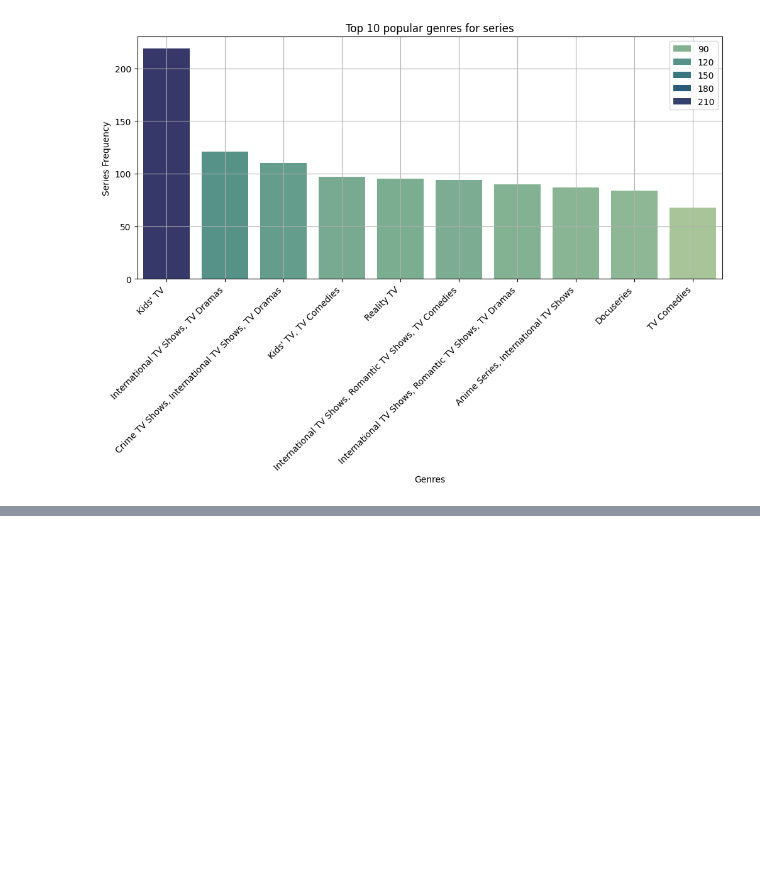
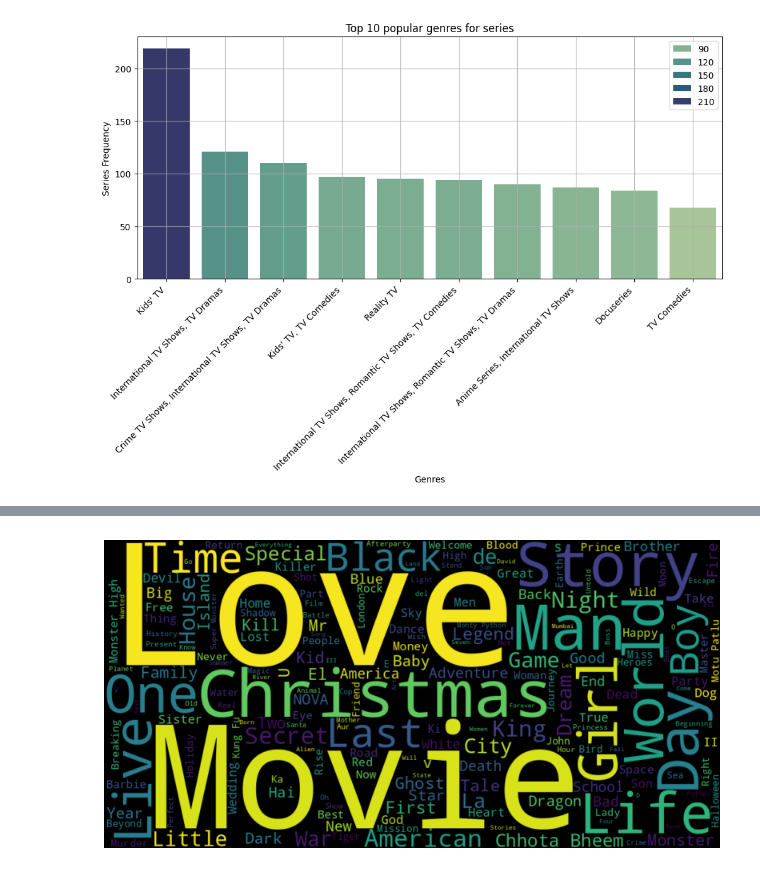
Before and after one commit to Rathod11jay/Unified_Mentor, a Jupyter notebook: Netflix_Data.ipynb, the cells around one changed output, grey strips where cells are left out. Saved outputs shown, nothing was run; the diff lists cells and outputs as text; code cells hidden in the pictures; blank space fills up the shorter version.

```diff
--- a/Netflix_Data.ipynb
+++ b/Netflix_Data.ipynb
@@ -194,0 +231,14 @@ plt.show()
+# %%
+# Word Cloud of Movie Titles
+
+# Create a word cloud for movie titles
+movie_titles = data[data['type'] == 'Movie']['title']
+wordcloud = WordCloud(width=1000, height=500, background_color='black').generate(' '.join(movie_titles))
+
+# Display the word cloud
+plt.figure(figsize=(12, 5))
+plt.imshow(wordcloud, interpolation='bilinear')
+plt.axis('off')
+plt.show()
+# %% [output]
+[figure, added]
```
Also changed, not shown: parts of 2 cells of this notebook.
